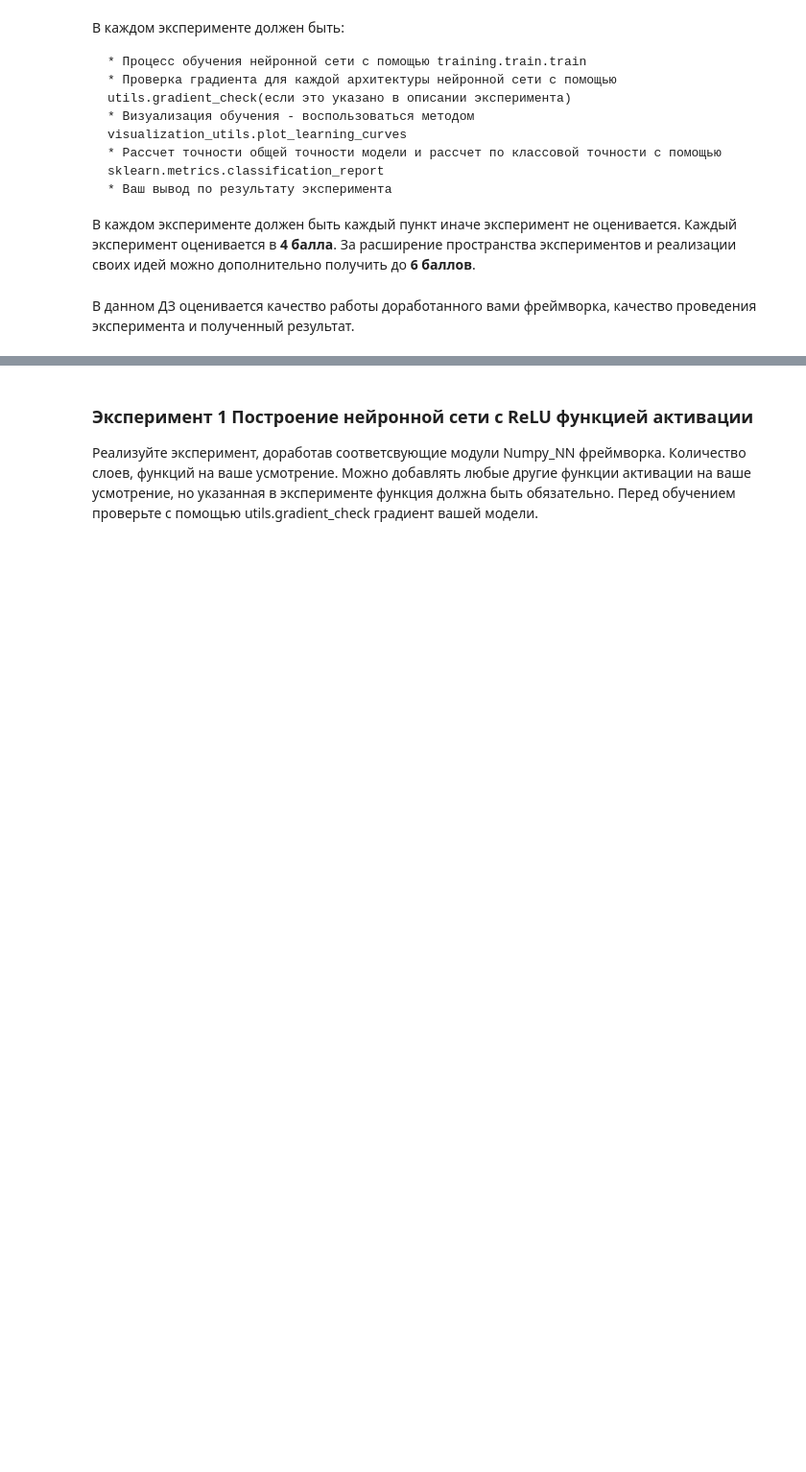
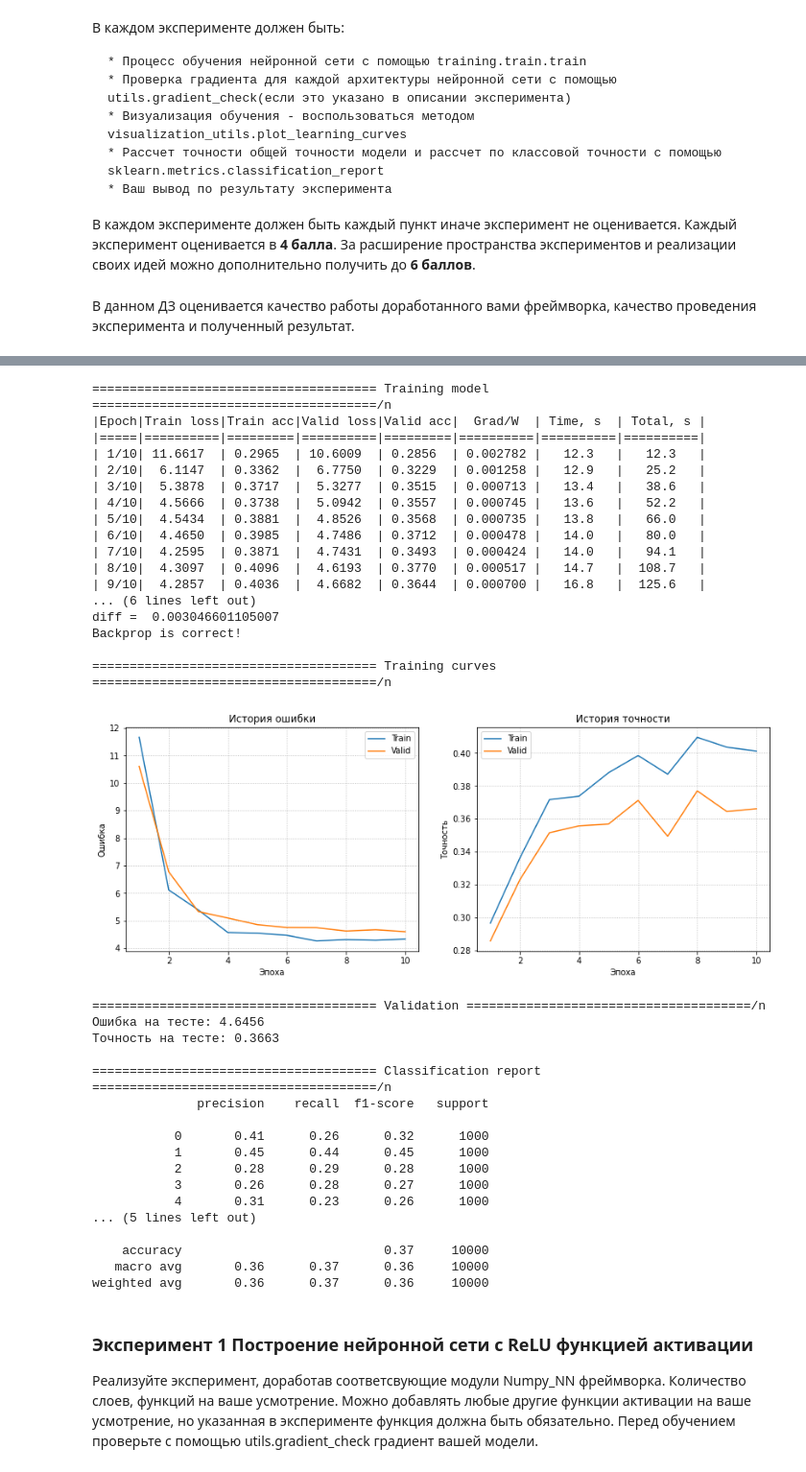
Before and after one commit to vladimir-laz/Numpy-NN-Framework-hw, a Jupyter notebook: numpy_neural_net_HW.ipynb, the cells around one changed output, grey strips where cells are left out. Shown at 96% size. Drawn from its saved outputs; the diff is of its cells as text; code cells hidden in the pictures; blank space fills up the shorter version.

```diff
--- a/numpy_neural_net_HW.ipynb
+++ b/numpy_neural_net_HW.ipynb
@@ -32,0 +204,17 @@ import nn, dataset, optimization, training
+# %%
+print("|=====|{}|{}|{}|{}|".format("=" * 6, "=" * 6, "=" * 6, "=" * 6))
+print("|Label|{0:^{1}}|{2:^{3}}|{4:^{5}}|{6:^{7}}|".format(
+    "Train", 6, "Valid", 6, "Test", 6, "Sum", 6))
+print("|=====|{}|{}|{}|{}|".format("=" * 6, "=" * 6, "=" * 6, "=" * 6))
+
+labels = list(range(10))
+for label in labels:
+    print("|{0:^{1}}|".format(label, 5), end='')
+    label_num = 0
+    for dataset in (train_data, valid_data, test_data):
+        labels_data = [item[1] for item in dataset]
+        print("{0:^{1}}|".format(labels_data.count(label), 6), end='')
+        label_num += labels_data.count(label)
+    print("{0:^{1}}|".format(label_num, 6))
+
+print("|=====|{}|{}|{}|{}|".format("=" * 6, "=" * 6, "=" * 6, "=" * 6))
@@ -32,0 +236,16 @@ import nn, dataset, optimization, training
+# %%
+train_matrix = np.array([item[0] for item in train_data])
+D = np.var(train_matrix, axis=0)
+E = np.mean(train_matrix, axis=0)
+
+for ind in range(len(train_data)):
+    train_data[ind] = (train_data[ind][0] - E, train_data[ind][1])
+    train_data[ind] = (train_data[ind][0] / np.sqrt(D), train_data[ind][1])
+
+for ind in range(len(valid_data)):
+    valid_data[ind] = (valid_data[ind][0] - E, valid_data[ind][1])
+    valid_data[ind] = (valid_data[ind][0] / np.sqrt(D), valid_data[ind][1])
+
+for ind in range(len(test_data)):
+    test_data[ind] = (test_data[ind][0] - E, test_data[ind][1])
+    test_data[ind] = (test_data[ind][0] / np.sqrt(D), test_data[ind][1])
@@ -32,0 +312,12 @@ import nn, dataset, optimization, training
+# %%
+model = Sequential(
+    Linear(3072, 768),
+    # ReLU(),
+    Linear(768, 128),
+    # ReLU(),
+    Linear(128, 10)
+)
+display(model)
+
+pipeline(train_data, valid_data, model, epochs=10, lr=1e-3, optim="Adam", eps=1e-3)
+# %% [output]
@@ -33,3 +329,38 @@ import nn, dataset, optimization, training
+====================================== Training model ======================================/n
+|Epoch|Train loss|Train acc|Valid loss|Valid acc|  Grad/W  | Time, s  | Total, s |
+|=====|==========|=========|==========|=========|==========|==========|==========|
+| 1/10| 11.6617  | 0.2965  | 10.6009  | 0.2856  | 0.002782 |   12.3   |   12.3   |
+| 2/10|  6.1147  | 0.3362  |  6.7750  | 0.3229  | 0.001258 |   12.9   |   25.2   |
+| 3/10|  5.3878  | 0.3717  |  5.3277  | 0.3515  | 0.000713 |   13.4   |   38.6   |
+| 4/10|  4.5666  | 0.3738  |  5.0942  | 0.3557  | 0.000745 |   13.6   |   52.2   |
+| 5/10|  4.5434  | 0.3881  |  4.8526  | 0.3568  | 0.000735 |   13.8   |   66.0   |
+| 6/10|  4.4650  | 0.3985  |  4.7486  | 0.3712  | 0.000478 |   14.0   |   80.0   |
+| 7/10|  4.2595  | 0.3871  |  4.7431  | 0.3493  | 0.000424 |   14.0   |   94.1   |
+| 8/10|  4.3097  | 0.4096  |  4.6193  | 0.3770  | 0.000517 |   14.7   |  108.7   |
+| 9/10|  4.2857  | 0.4036  |  4.6682  | 0.3644  | 0.000700 |   16.8   |  125.6   |
+... (6 lines left out)
+diff =  0.003046601105007
+Backprop is correct!
+
+====================================== Training curves ======================================/n
+[figure, added]
+====================================== Validation ======================================/n
+Ошибка на тесте: 4.6456
+Точность на тесте: 0.3663
+
+====================================== Classification report ======================================/n
+              precision    recall  f1-score   support
+
+           0       0.41      0.26      0.32      1000
+           1       0.45      0.44      0.45      1000
+           2       0.28      0.29      0.28      1000
+           3       0.26      0.28      0.27      1000
+           4       0.31      0.23      0.26      1000
+... (5 lines left out)
+
+    accuracy                           0.37     10000
+   macro avg       0.36      0.37      0.36     10000
+weighted avg       0.36      0.37      0.36     10000
 # %% [markdown]
 ### Эксперимент 1 Построение нейронной сети с ReLU функцией активации
 
```
Also changed, not shown: parts of 90 cells of this notebook, 13 other files.
